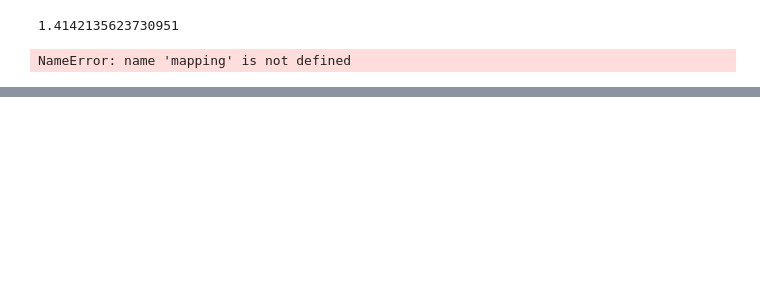
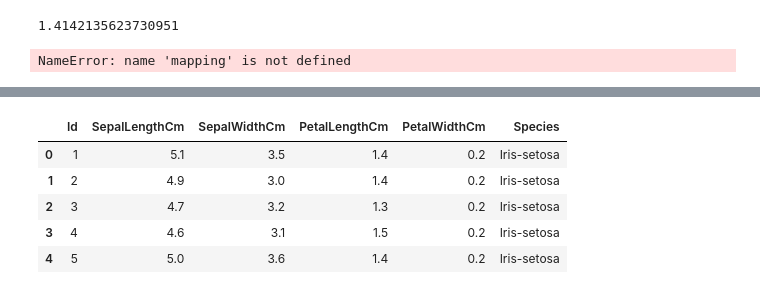
Before and after one commit to Ainara12/Machine-Learning---Tasks, a Jupyter notebook: Machine Learning-Tasks/Machine Learning & Statistics tasks 2020.ipynb, the cells around one changed output, grey strips where cells are left out. Saved outputs shown, nothing was run; the diff lists cells and outputs as text; code cells hidden in the pictures; blank space fills up the shorter version.

```diff
--- a/Machine Learning-Tasks/Machine Learning & Statistics tasks 2020.ipynb
+++ b/Machine Learning-Tasks/Machine Learning & Statistics tasks 2020.ipynb
@@ -161,0 +178,28 @@ This function calculates the standard deviation using a sample of the population
+# %%
+
+#First we import the necessary modules:
+
+import numpy as np
+import sklearn.cluster as KMeans
+import pandas as pd
+import seaborn as sns
+import matplotlib.pyplot as plt
+%matplotlib inline
+
+
+
+#Now I load Fisher's Iris Data set and print its heading:
+
+df=pd.read_csv(r"C:\Users\fainl\OneDrive\Documents\GMITSEP2020\Machine learning -tasks\Machine Learning-Tasks\Irisdataset.csv", encoding = "utf-8")
+
+df.reset_index(drop=True, inplace=True)
+
+
+df.head()
+# %% [output]
+|  | Id | SepalLengthCm | SepalWidthCm | PetalLengthCm | PetalWidthCm | Species |
+| 0 | 1 | 5.1 | 3.5 | 1.4 | 0.2 | Iris-setosa |
+| 1 | 2 | 4.9 | 3.0 | 1.4 | 0.2 | Iris-setosa |
+| 2 | 3 | 4.7 | 3.2 | 1.3 | 0.2 | Iris-setosa |
+| 3 | 4 | 4.6 | 3.1 | 1.5 | 0.2 | Iris-setosa |
+| 4 | 5 | 5.0 | 3.6 | 1.4 | 0.2 | Iris-setosa |
```
Also changed, not shown: parts of 19 cells of this notebook, 2 other files.
